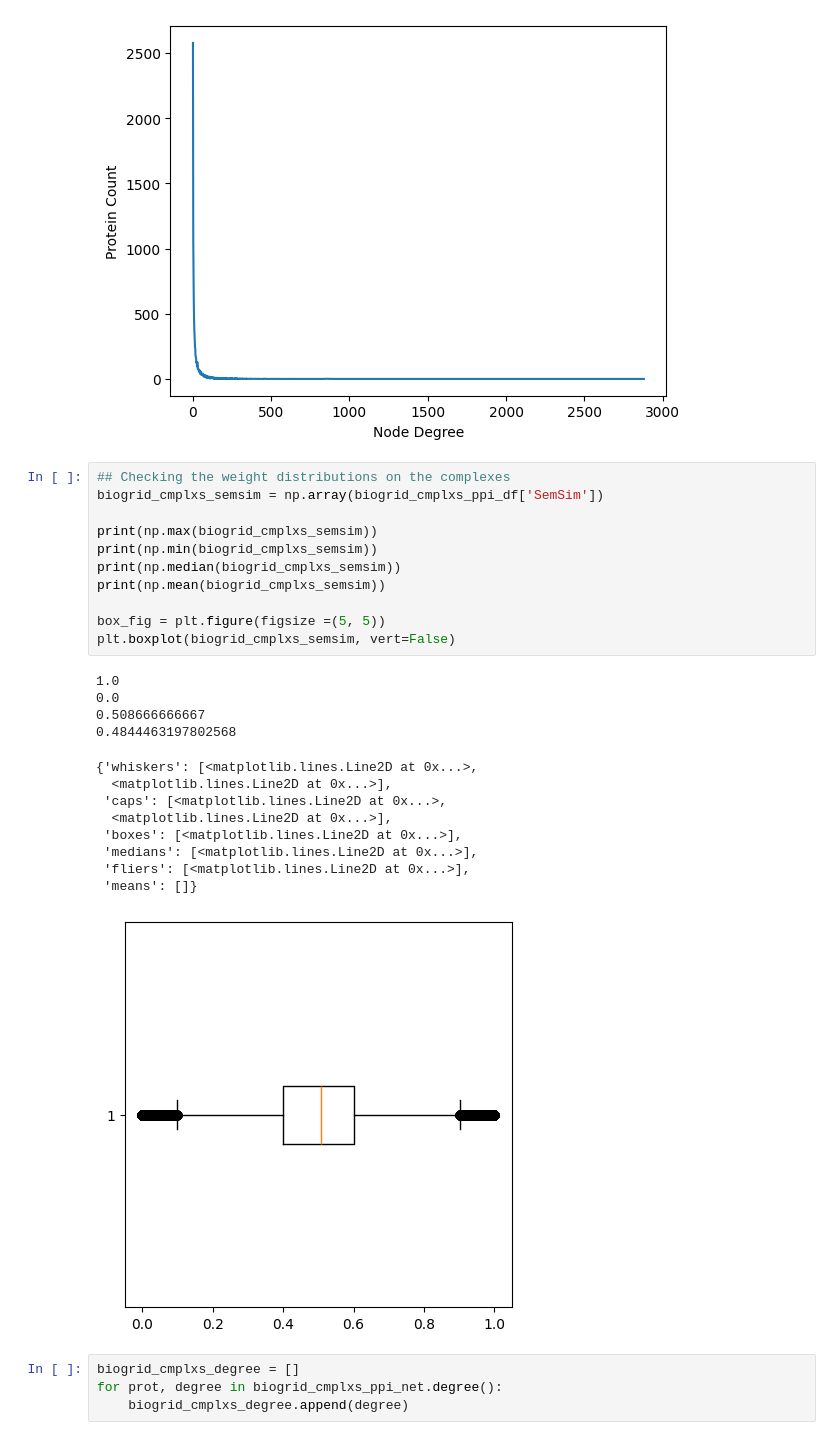
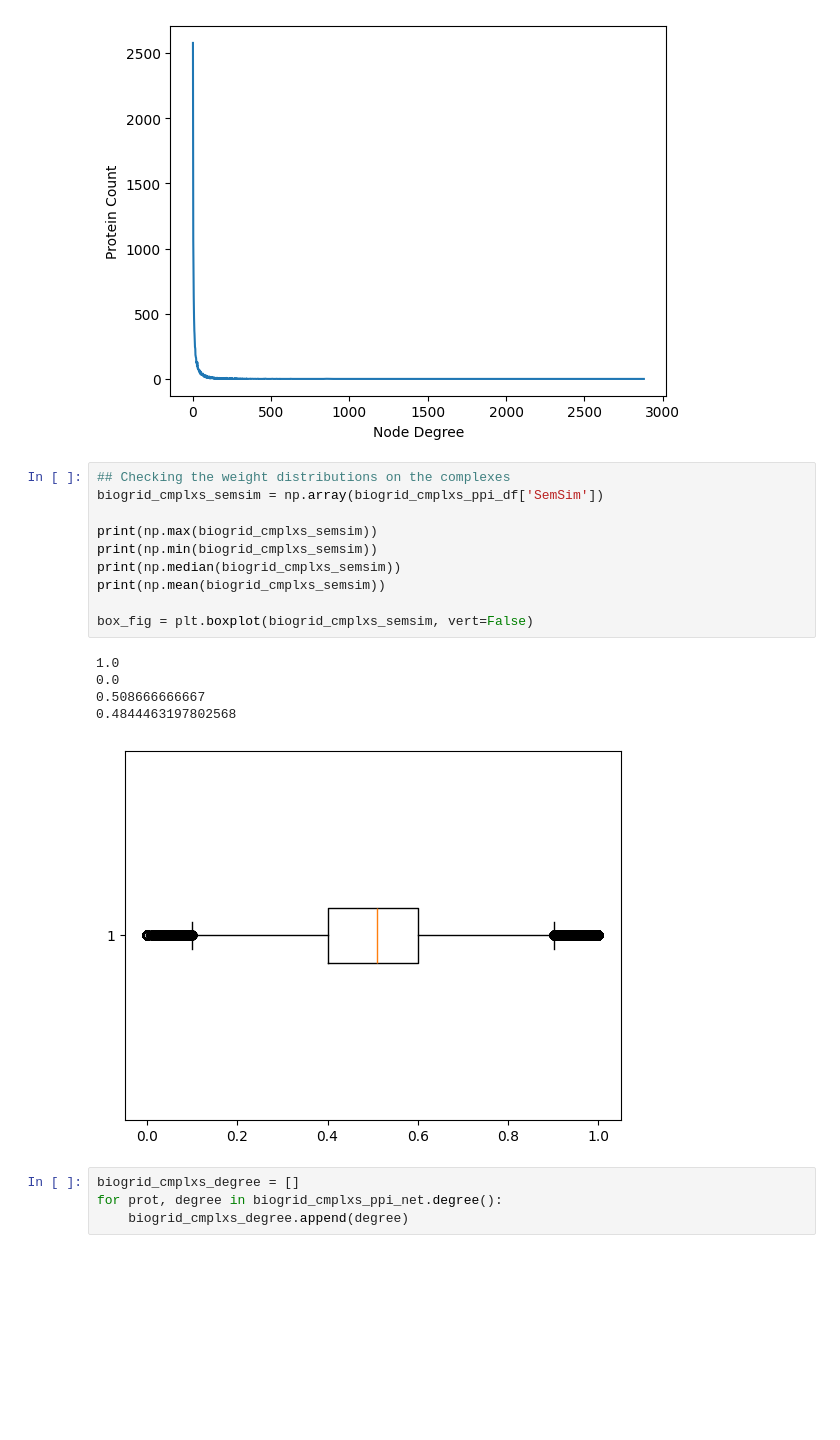
Before and after one commit to mehdimerbah/TDA-PPIN, a Jupyter notebook: preprocessing/BioGrid_Human_EDA_DataPreprocessing.ipynb, the cells around one changed output. Cells and saved outputs as stored; diff of their text form; blank space fills up the shorter version.

```diff
--- a/preprocessing/EDA_DataPreprocessing.ipynb
+++ b/preprocessing/BioGrid_Human_EDA_DataPreprocessing.ipynb
@@ -249,28 +299,19 @@ viz_degree(biogrid_cmplxs_ppi_net)
 # %%
 ## Checking the weight distributions on the complexes
 biogrid_cmplxs_semsim = np.array(biogrid_cmplxs_ppi_df['SemSim'])
 
 print(np.max(biogrid_cmplxs_semsim))
 print(np.min(biogrid_cmplxs_semsim))
 print(np.median(biogrid_cmplxs_semsim))
 print(np.mean(biogrid_cmplxs_semsim))
 
-box_fig = plt.figure(figsize =(5, 5))
-plt.boxplot(biogrid_cmplxs_semsim, vert=False)
+box_fig = plt.boxplot(biogrid_cmplxs_semsim, vert=False)
 # %% [output]
 1.0
 0.0
 0.508666666667
 0.4844463197802568
-{'whiskers': [<matplotlib.lines.Line2D at 0x...>,
-  <matplotlib.lines.Line2D at 0x...>],
- 'caps': [<matplotlib.lines.Line2D at 0x...>,
-  <matplotlib.lines.Line2D at 0x...>],
- 'boxes': [<matplotlib.lines.Line2D at 0x...>],
- 'medians': [<matplotlib.lines.Line2D at 0x...>],
- 'fliers': [<matplotlib.lines.Line2D at 0x...>],
- 'means': []}
-[figure, old version]
+[figure, new version]
 # %%
 biogrid_cmplxs_degree = []
 for prot, degree in biogrid_cmplxs_ppi_net.degree():
```
Also changed, not shown: parts of 8 cells of this notebook.
